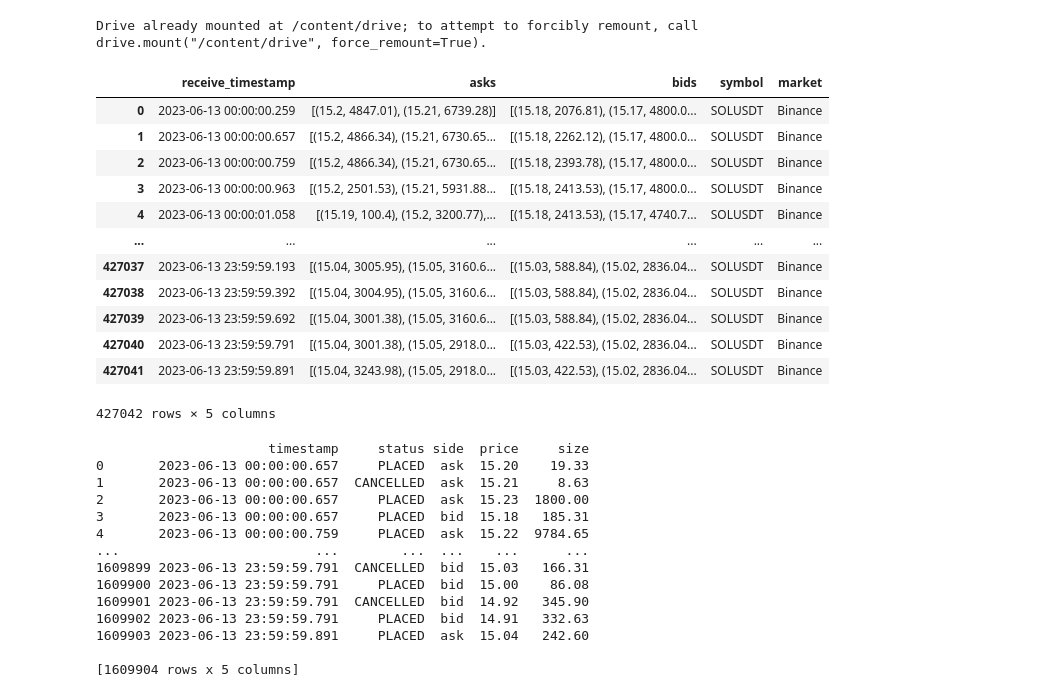
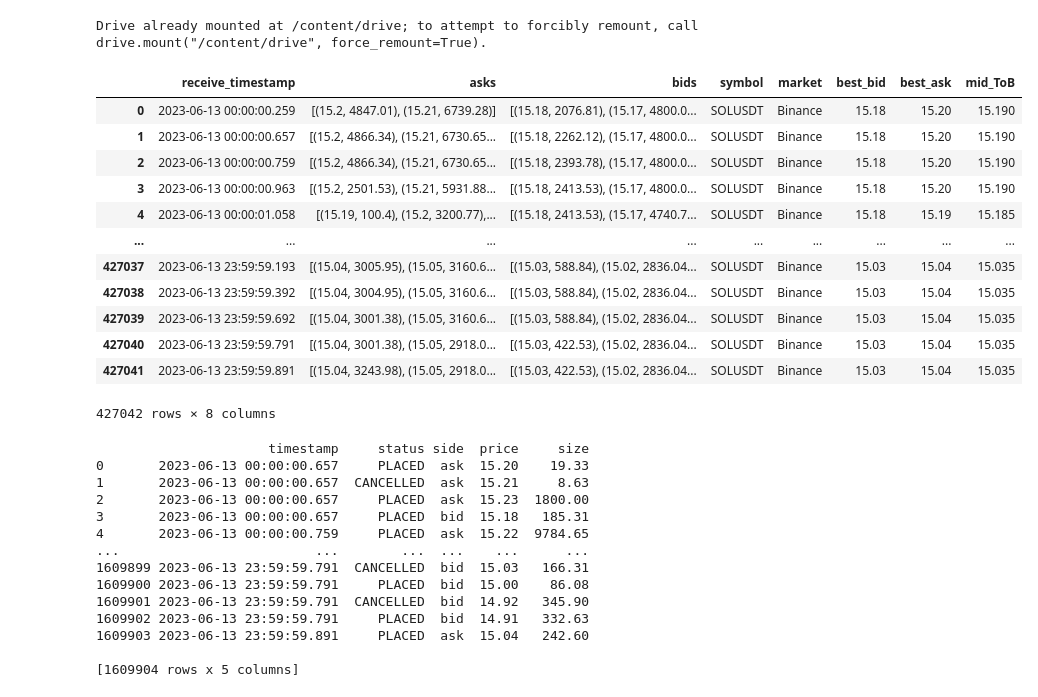
Before and after one commit to SergeySmalkov/Detector, a Jupyter notebook: FRN_Detector.ipynb, the cells around one changed output. Saved outputs shown, nothing was run; the diff lists cells and outputs as text; code cells hidden in the pictures.

```diff
--- a/FRN_Detector.ipynb
+++ b/FRN_Detector.ipynb
@@ -18,22 +18,44 @@ Drive already mounted at /content/drive; to attempt to forcibly remount, call dr
 # %%
 binance = pd.read_pickle('drive/MyDrive/crypto_research/binance')
 binance_trades = pd.read_pickle('drive/MyDrive/crypto_research/trades_Binance')
-# %%
-binance
-# %% [output]
-|  | receive_timestamp | asks | bids | symbol | market |
-| 0 | 2023-06-13 00:00:00.259 | [(15.2, 4847.01), (15.21, 6739.28)] | [(15.18, 2076.81), (15.17, 4800.0... | SOLUSDT | Binance |
-| 1 | 2023-06-13 00:00:00.657 | [(15.2, 4866.34), (15.21, 6730.65... | [(15.18, 2262.12), (15.17, 4800.0... | SOLUSDT | Binance |
-| 2 | 2023-06-13 00:00:00.759 | [(15.2, 4866.34), (15.21, 6730.65... | [(15.18, 2393.78), (15.17, 4800.0... | SOLUSDT | Binance |
-| 3 | 2023-06-13 00:00:00.963 | [(15.2, 2501.53), (15.21, 5931.88... | [(15.18, 2413.53), (15.17, 4800.0... | SOLUSDT | Binance |
-| 4 | 2023-06-13 00:00:01.058 | [(15.19, 100.4), (15.2, 3200.77),... | [(15.18, 2413.53), (15.17, 4740.7... | SOLUSDT | Binance |
-| ... | ... | ... | ... | ... | ... |
-| 427037 | 2023-06-13 23:59:59.193 | [(15.04, 3005.95), (15.05, 3160.6... | [(15.03, 588.84), (15.02, 2836.04... | SOLUSDT | Binance |
-| 427038 | 2023-06-13 23:59:59.392 | [(15.04, 3004.95), (15.05, 3160.6... | [(15.03, 588.84), (15.02, 2836.04... | SOLUSDT | Binance |
-| 427039 | 2023-06-13 23:59:59.692 | [(15.04, 3001.38), (15.05, 3160.6... | [(15.03, 588.84), (15.02, 2836.04... | SOLUSDT | Binance |
-| 427040 | 2023-06-13 23:59:59.791 | [(15.04, 3001.38), (15.05, 2918.0... | [(15.03, 422.53), (15.02, 2836.04... | SOLUSDT | Binance |
-| 427041 | 2023-06-13 23:59:59.891 | [(15.04, 3243.98), (15.05, 2918.0... | [(15.03, 422.53), (15.02, 2836.04... | SOLUSDT | Binance |
-427042 rows × 5 columns
+# %%
+# Function to get the best bid
+def get_best_bid(bids):
+    # The best bid is the highest price in the bids list
+    # Bids list is formatted as [(price, volume),...]
+    # So, we sort by price in descending order and take the first element
+    best_bid = sorted(bids, key=lambda x: x[0], reverse=True)[0][0]
+    return best_bid
+
+# Function to get the best ask
+def get_best_ask(asks):
+    # The best ask is the lowest price in the asks list
+    # Asks list is formatted as [(price, volume),...]
+    # So, we sort by price in ascending order and take the first element
+    best_ask = sorted(asks, key=lambda x: x[0])[0][0]
+    return best_ask
+
+# Apply these functions to your DataFrame
+binance['best_bid'] = binance['bids'].apply(get_best_bid)
+binance['best_ask'] = binance['asks'].apply(get_best_ask)
+
+# The mid point of ToB is the average of the best bid and best ask
+binance['mid_ToB'] = (binance['best_bid'] + binance['best_ask']) / 2
+binance
+# %% [output]
+|  | receive_timestamp | asks | bids | symbol | market | best_bid | best_ask | mid_ToB |
+| 0 | 2023-06-13 00:00:00.259 | [(15.2, 4847.01), (15.21, 6739.28)] | [(15.18, 2076.81), (15.17, 4800.0... | SOLUSDT | Binance | 15.18 | 15.20 | 15.190 |
+| 1 | 2023-06-13 00:00:00.657 | [(15.2, 4866.34), (15.21, 6730.65... | [(15.18, 2262.12), (15.17, 4800.0... | SOLUSDT | Binance | 15.18 | 15.20 | 15.190 |
+| 2 | 2023-06-13 00:00:00.759 | [(15.2, 4866.34), (15.21, 6730.65... | [(15.18, 2393.78), (15.17, 4800.0... | SOLUSDT | Binance | 15.18 | 15.20 | 15.190 |
+| 3 | 2023-06-13 00:00:00.963 | [(15.2, 2501.53), (15.21, 5931.88... | [(15.18, 2413.53), (15.17, 4800.0... | SOLUSDT | Binance | 15.18 | 15.20 | 15.190 |
+| 4 | 2023-06-13 00:00:01.058 | [(15.19, 100.4), (15.2, 3200.77),... | [(15.18, 2413.53), (15.17, 4740.7... | SOLUSDT | Binance | 15.18 | 15.19 | 15.185 |
+| ... | ... | ... | ... | ... | ... | ... | ... | ... |
+| 427037 | 2023-06-13 23:59:59.193 | [(15.04, 3005.95), (15.05, 3160.6... | [(15.03, 588.84), (15.02, 2836.04... | SOLUSDT | Binance | 15.03 | 15.04 | 15.035 |
+| 427038 | 2023-06-13 23:59:59.392 | [(15.04, 3004.95), (15.05, 3160.6... | [(15.03, 588.84), (15.02, 2836.04... | SOLUSDT | Binance | 15.03 | 15.04 | 15.035 |
+| 427039 | 2023-06-13 23:59:59.692 | [(15.04, 3001.38), (15.05, 3160.6... | [(15.03, 588.84), (15.02, 2836.04... | SOLUSDT | Binance | 15.03 | 15.04 | 15.035 |
+| 427040 | 2023-06-13 23:59:59.791 | [(15.04, 3001.38), (15.05, 2918.0... | [(15.03, 422.53), (15.02, 2836.04... | SOLUSDT | Binance | 15.03 | 15.04 | 15.035 |
+| 427041 | 2023-06-13 23:59:59.891 | [(15.04, 3243.98), (15.05, 2918.0... | [(15.03, 422.53), (15.02, 2836.04... | SOLUSDT | Binance | 15.03 | 15.04 | 15.035 |
+427042 rows × 8 columns
 # %%
 def get_events(curr_list, prev_list, side, timestamp):
     curr_dict = dict(curr_list)
```
Also changed, not shown: parts of 5 cells of this notebook.
